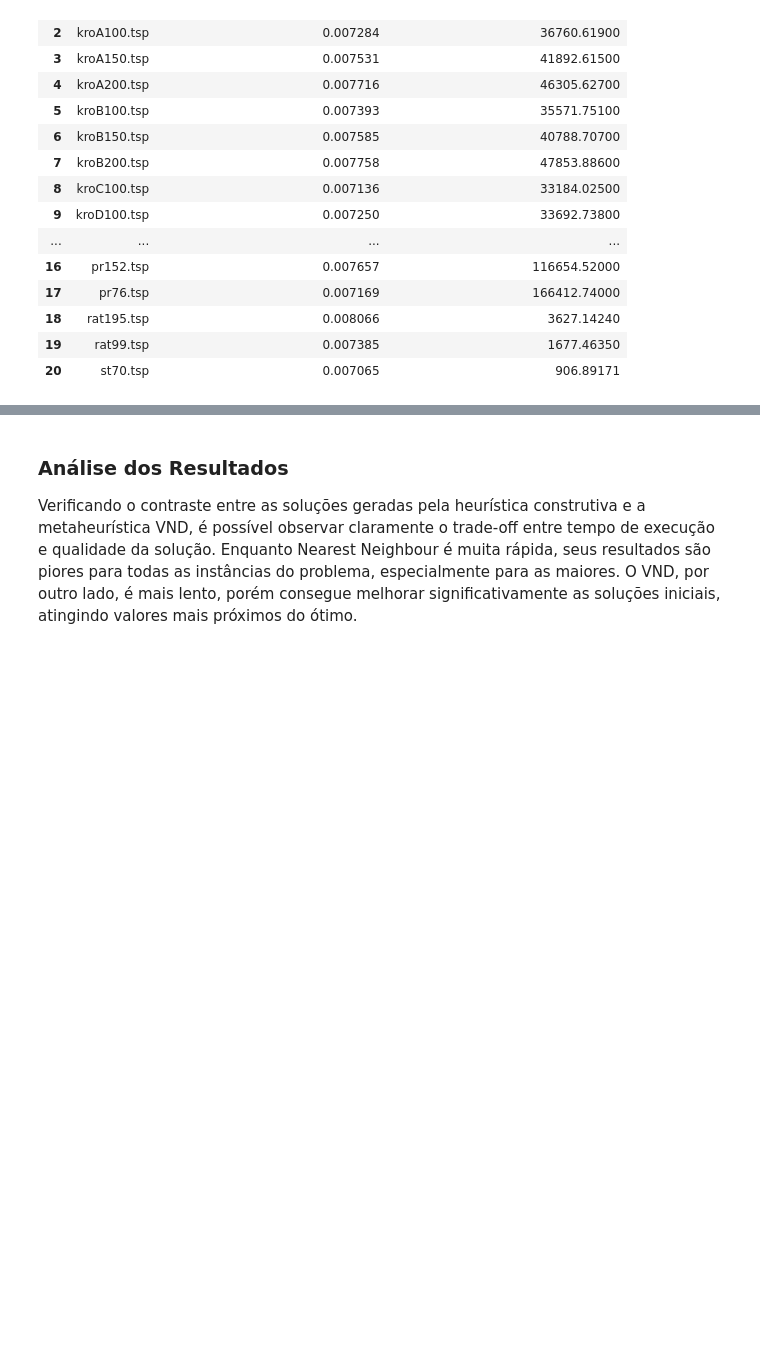
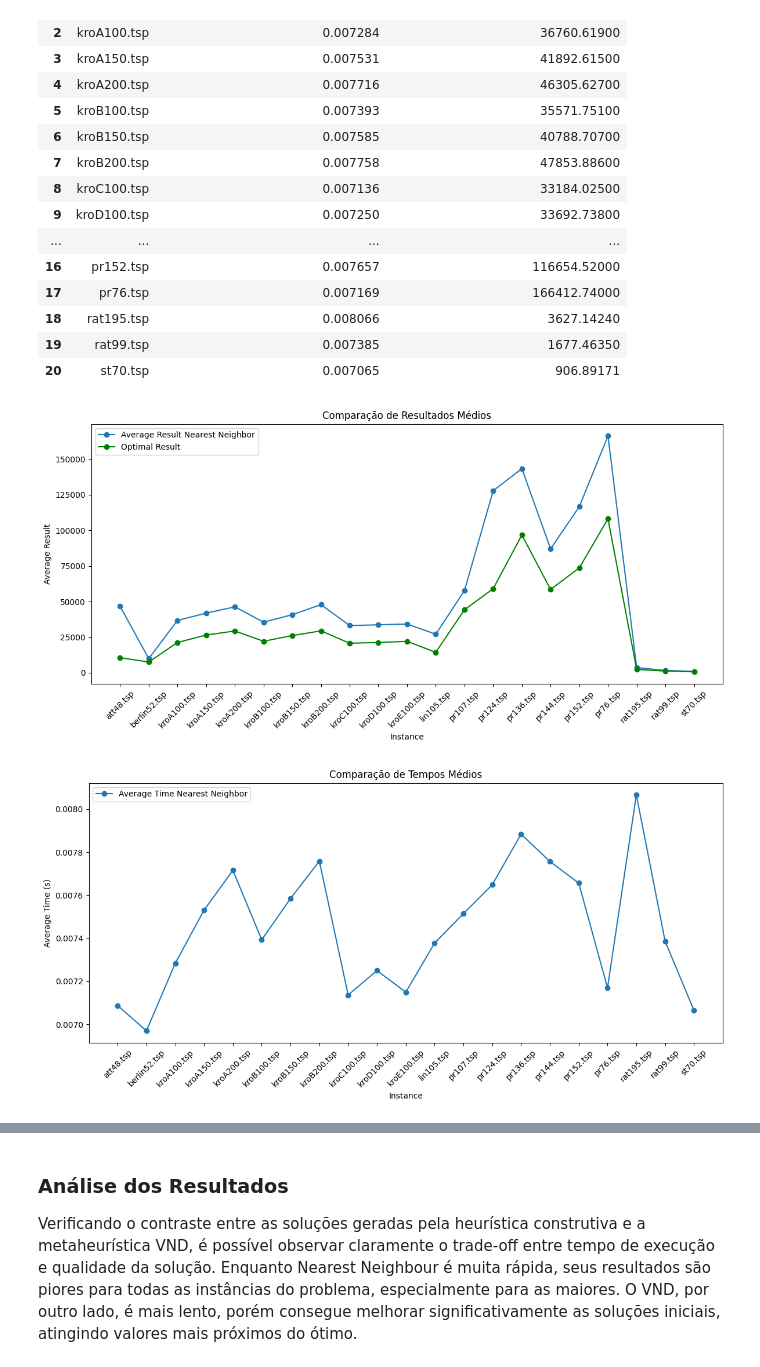
Before and after one commit to paduathiago/TSP-with-heuristics, a Jupyter notebook: report.ipynb, the cells around one changed output, grey strips where cells are left out. Saved outputs shown, nothing was run; the diff lists cells and outputs as text; code cells hidden in the pictures; blank space fills up the shorter version.

Commit message:
improve plot function and generate graphs for NN standalone

```diff
--- a/report.ipynb
+++ b/report.ipynb
@@ -116,12 +116,10 @@ def plot_comparison(dataframes):
     for df in dataframes[1:]:
         comparison_df = pd.merge(comparison_df, df, on="Instance")
 
-    # TODO: Add plots for the optimal results of each instance
-
     plt.figure(figsize=(12, 6))
-    for method in methods:
+    for _, method in zip(dataframes, methods):
         plt.plot(comparison_df["Instance"], comparison_df[f"Average Result {method}"], label=f"Average Result {method}", marker="o")
-    plt.plot(optimal_results["Instance"], optimal_results["Result"], label="Optimal Result", marker="o")
+    plt.plot(optimal_results["Instance"], optimal_results["Result"], label="Optimal Result", marker="o", color="green")
     plt.title("Comparação de Resultados Médios")
     plt.xlabel("Instance")
     plt.ylabel("Average Result")
@@ -131,7 +129,7 @@ def plot_comparison(dataframes):
     plt.show()
 
     plt.figure(figsize=(12, 6))
-    for method in methods:
+    for _, method in zip(dataframes, methods):
         plt.plot(comparison_df["Instance"], comparison_df[f"Average Time {method}"], label=f"Average Time {method}", marker="o")
     plt.title("Comparação de Tempos Médios")
     plt.xlabel("Instance")
@@ -189,6 +187,11 @@ display(final_report_NN)
 | 18 | rat195.tsp | 0.008066 | 3627.14240 |
 | 19 | rat99.tsp | 0.007385 | 1677.46350 |
 | 20 | st70.tsp | 0.007065 | 906.89171 |
+# %%
+plot_comparison([final_report_NN])
+# %% [output]
+[figure, added]
+[figure, added]
 # %% [markdown]
 ## Variable Neighborhood Descent (VND)
 O VND é uma metaheurística que explora múltiplas vizinhanças, as quais realizam buscas locais individualmente para escapar de ótimos locais e encontrar soluções melhores.
```
Also changed, not shown: parts of 1 cell of this notebook.
